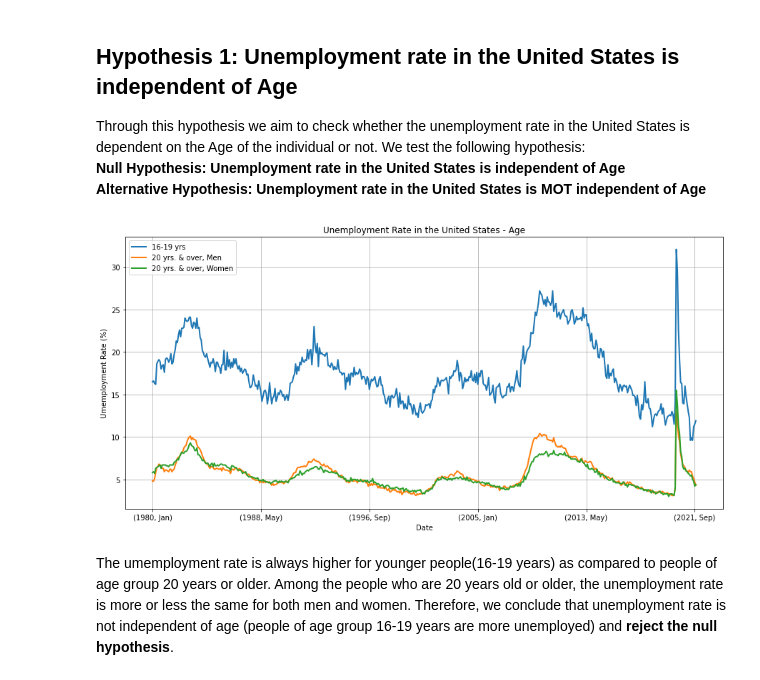
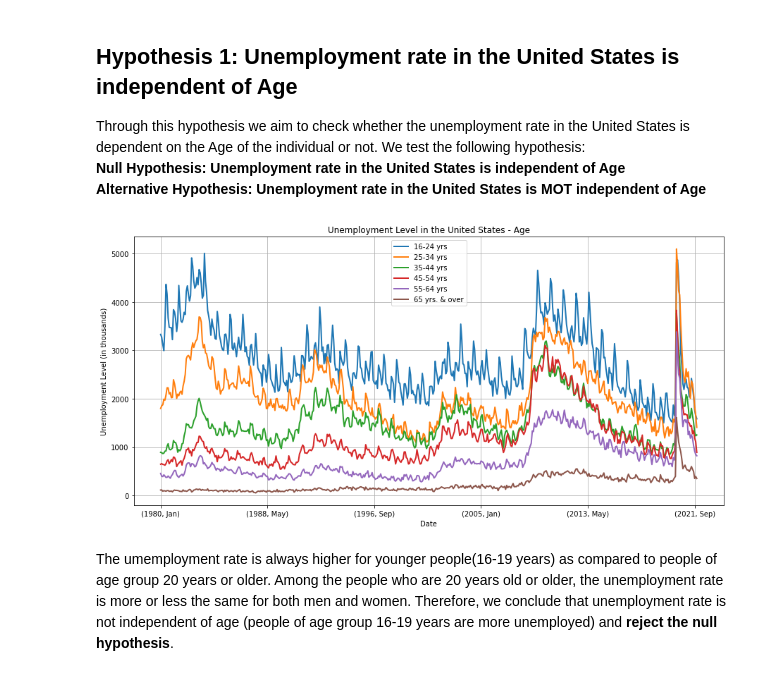
Before and after one commit to Ankita-Khiratkar/2021Fall_finals, a Jupyter notebook: Final_Project.ipynb, the cells around one changed output. Saved outputs shown, nothing was run; the diff lists cells and outputs as text; code cells hidden in the pictures.

```diff
--- a/Final_Project.ipynb
+++ b/Final_Project.ipynb
@@ -23,13 +23,13 @@ Alternative Hypothesis: Unemployment rate in the United States is MOT independen
 # %%
 df_age = get_bls_data_merged(dir_path='./Data/BLS/Age/', df_merge=get_bls_dummy([1980, 2021]))
 df_age.plot(figsize=(15, 7), linewidth = 2)
 plt.grid()
 plt.xlabel('Date')
-plt.ylabel('Umemployment Rate (%)')
-plt.title('Unemployment Rate in the United States - Age')
+plt.ylabel('Unemployment Level (in thousands)')
+plt.title('Unemployment Level in the United States - Age')
 plt.show()
 # %% [output]
-[figure, old version]
+[figure, new version]
 # %% [markdown]
 The umemployment rate is always higher for younger people(16-19 years) as compared to people of age group 20 years or older. Among the people who are 20 years old or older, the unemployment rate is more or less the same for both men and women. Therefore, we conclude that unemployment rate is not independent of age (people of age group 16-19 years are more unemployed) and **reject the null hypothesis**.
 # %% [markdown]
```
Also changed, not shown: parts of 6 cells of this notebook, 9 other files.
